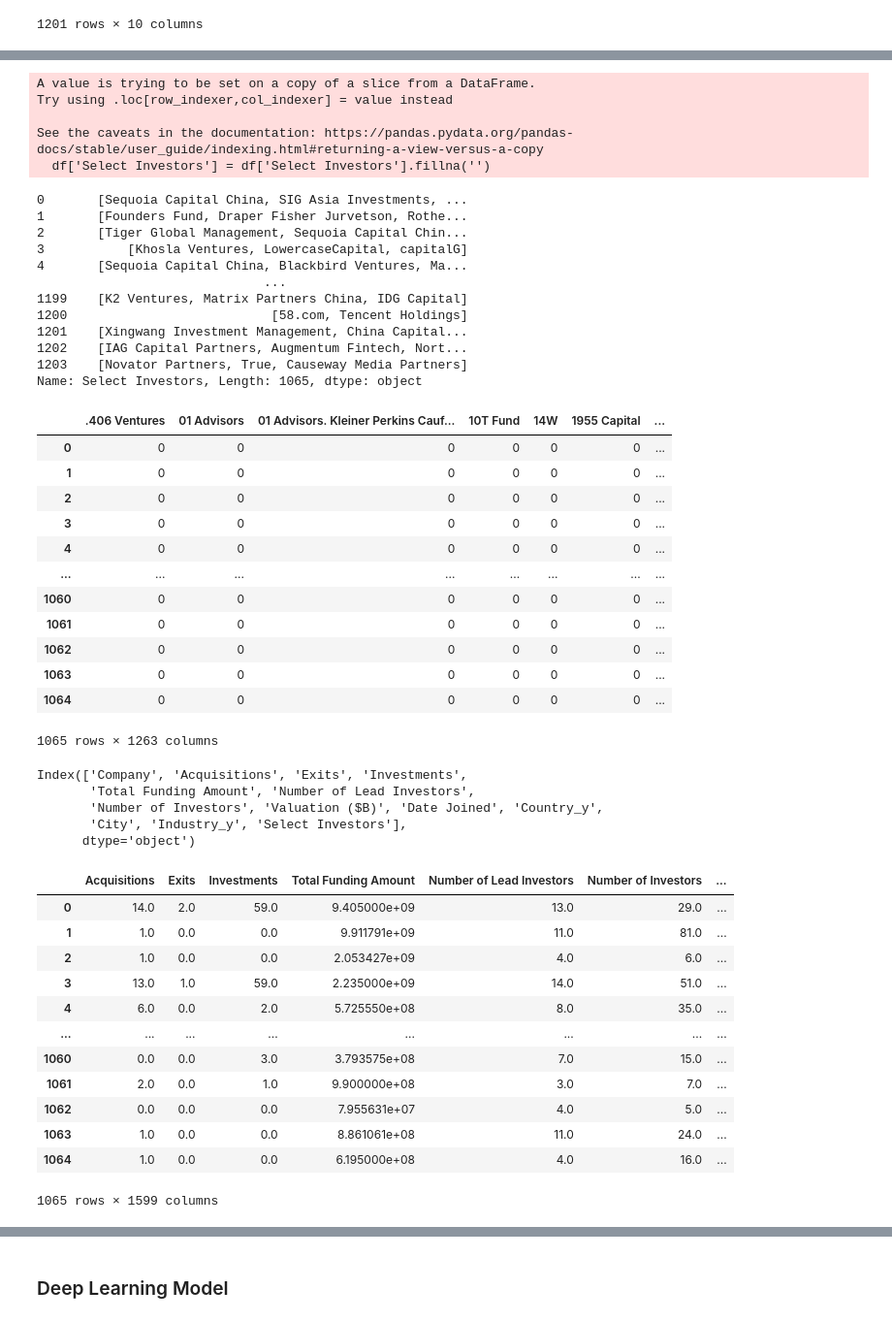
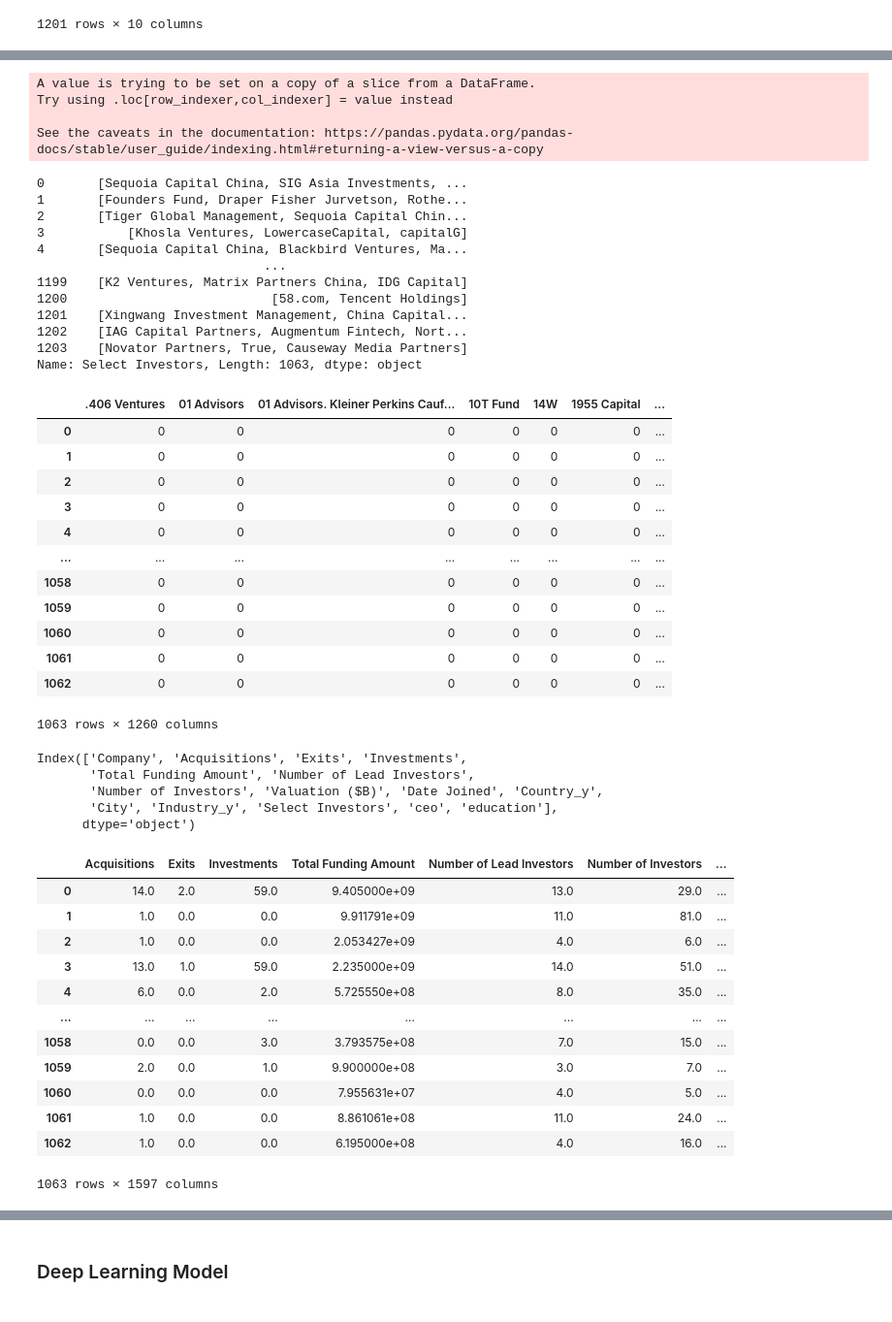
Before and after one commit to shenxinyi0322/PIC-16B-Group-Project, a Jupyter notebook: VC algorithm try.ipynb, the cells around one changed output, grey strips where cells are left out. Shown at 97% size. Cells and saved outputs as stored; diff of their text form; code cells hidden in the pictures.

```diff
--- a/VC algorithm try.ipynb
+++ b/VC algorithm try.ipynb
@@ -23,7 +23,7 @@ df
 | 1200 | Zwift | https://www.crunchbase.com/organi... | 1.0 | NaN | NaN | 6.195000e+08 | 4.0 | ... |
 1201 rows × 10 columns
 # %%
-df1 = pd.read_csv("newunicorn.csv")
+df1 = pd.read_csv("unicorn_aug.csv")
 df1 = df1.drop(["Unnamed: 0"], axis=1)
 df1
 # %% [output]
@@ -148,20 +148,19 @@ See the caveats in the documentation: https://pandas.pydata.org/pandas-docs/stab
 # %%
 merged_df = merged_df.dropna()
 # %%
-Xc1 = pd.get_dummies(df["Country_y"]) #clean data using dummies/one hot encoder
-Xc2 = pd.get_dummies(df["Industry_y"])
-Xc3 = pd.get_dummies(df["City"])
-y = df["Valuation ($B)"]
+Xc1 = pd.get_dummies(merged_df["Country_y"]) #clean data using dummies/one hot encoder
+Xc2 = pd.get_dummies(merged_df["Industry_y"])
+Xc3 = pd.get_dummies(merged_df["City"])
+y = merged_df["Valuation ($B)"]
 # %%
-df['Select Investors'] = df['Select Investors'].fillna('')
-investor = df['Select Investors'].apply(lambda x: x.split(', '))
+merged_df['Select Investors'] = merged_df['Select Investors'].fillna('')
+investor = merged_df['Select Investors'].apply(lambda x: x.split(', '))
 investor
 # %% [output]
 A value is trying to be set on a copy of a slice from a DataFrame.
 Try using .loc[row_indexer,col_indexer] = value instead
 
 See the caveats in the documentation: https://pandas.pydata.org/pandas-docs/stable/user_guide/indexing.html#returning-a-view-versus-a-copy
-  df['Select Investors'] = df['Select Investors'].fillna('')
 0       [Sequoia Capital China, SIG Asia Investments, ...
 1       [Founders Fund, Draper Fisher Jurvetson, Rothe...
 2       [Tiger Global Management, Sequoia Capital Chin...
@@ -173,7 +172,7 @@ See the caveats in the documentation: https://pandas.pydata.org/pandas-docs/stab
 1201    [Xingwang Investment Management, China Capital...
 1202    [IAG Capital Partners, Augmentum Fintech, Nort...
 1203    [Novator Partners, True, Causeway Media Partners]
-Name: Select Investors, Length: 1065, dtype: object
+Name: Select Investors, Length: 1063, dtype: object
 # %%
 from sklearn.preprocessing import MultiLabelBinarizer
 # Initialize the MultiLabelBinarizer
@@ -194,39 +193,39 @@ investor_df
 | 3 | 0 | 0 | 0 | 0 | 0 | 0 | ... |
 | 4 | 0 | 0 | 0 | 0 | 0 | 0 | ... |
 | ... | ... | ... | ... | ... | ... | ... | ... |
+| 1058 | 0 | 0 | 0 | 0 | 0 | 0 | ... |
+| 1059 | 0 | 0 | 0 | 0 | 0 | 0 | ... |
 | 1060 | 0 | 0 | 0 | 0 | 0 | 0 | ... |
 | 1061 | 0 | 0 | 0 | 0 | 0 | 0 | ... |
 | 1062 | 0 | 0 | 0 | 0 | 0 | 0 | ... |
-| 1063 | 0 | 0 | 0 | 0 | 0 | 0 | ... |
-| 1064 | 0 | 0 | 0 | 0 | 0 | 0 | ... |
-1065 rows × 1263 columns
+1063 rows × 1260 columns
 # %%
-df.columns
+merged_df.columns
 # %% [output]
 Index(['Company', 'Acquisitions', 'Exits', 'Investments',
        'Total Funding Amount', 'Number of Lead Investors',
        'Number of Investors', 'Valuation ($B)', 'Date Joined', 'Country_y',
-       'City', 'Industry_y', 'Select Investors'],
+       'City', 'Industry_y', 'Select Investors', 'ceo', 'education'],
       dtype='object')
 # %%
-X = pd.concat([df.drop(["Company", "Valuation ($B)", 'Country_y',
-       'City', 'Industry_y', 'Select Investors'],axis=1).reset_index(drop=True), Xc1.reset_index(drop=True),
+X = pd.concat([merged_df.drop(["Company", "Valuation ($B)", 'Country_y',
+       'City', 'Industry_y', 'Select Investors',"ceo"],axis=1).reset_index(drop=True), Xc1.reset_index(drop=True),
                Xc2.reset_index(drop=True),Xc3.reset_index(drop=True),investor_df.reset_index(drop=True)], axis=1)
 X
 # %% [output]
 |  | Acquisitions | Exits | Investments | Total Funding Amount | Number of Lead Investors | Number of Investors | ... |
 | 0 | 14.0 | 2.0 | 59.0 | 9.405000e+09 | 13.0 | 29.0 | ... |
 | 1 | 1.0 | 0.0 | 0.0 | 9.911791e+09 | 11.0 | 81.0 | ... |
 | 2 | 1.0 | 0.0 | 0.0 | 2.053427e+09 | 4.0 | 6.0 | ... |
 | 3 | 13.0 | 1.0 | 59.0 | 2.235000e+09 | 14.0 | 51.0 | ... |
 | 4 | 6.0 | 0.0 | 2.0 | 5.725550e+08 | 8.0 | 35.0 | ... |
 | ... | ... | ... | ... | ... | ... | ... | ... |
-| 1060 | 0.0 | 0.0 | 3.0 | 3.793575e+08 | 7.0 | 15.0 | ... |
-| 1061 | 2.0 | 0.0 | 1.0 | 9.900000e+08 | 3.0 | 7.0 | ... |
-| 1062 | 0.0 | 0.0 | 0.0 | 7.955631e+07 | 4.0 | 5.0 | ... |
-| 1063 | 1.0 | 0.0 | 0.0 | 8.861061e+08 | 11.0 | 24.0 | ... |
-| 1064 | 1.0 | 0.0 | 0.0 | 6.195000e+08 | 4.0 | 16.0 | ... |
+| 1058 | 0.0 | 0.0 | 3.0 | 3.793575e+08 | 7.0 | 15.0 | ... |
+| 1059 | 2.0 | 0.0 | 1.0 | 9.900000e+08 | 3.0 | 7.0 | ... |
+| 1060 | 0.0 | 0.0 | 0.0 | 7.955631e+07 | 4.0 | 5.0 | ... |
+| 1061 | 1.0 | 0.0 | 0.0 | 8.861061e+08 | 11.0 | 24.0 | ... |
+| 1062 | 1.0 | 0.0 | 0.0 | 6.195000e+08 | 4.0 | 16.0 | ... |
-1065 rows × 1599 columns
+1063 rows × 1597 columns
 # %%
 from sklearn.model_selection import train_test_split
 
```
Also changed, not shown: parts of 32 cells of this notebook, 2 other files.
